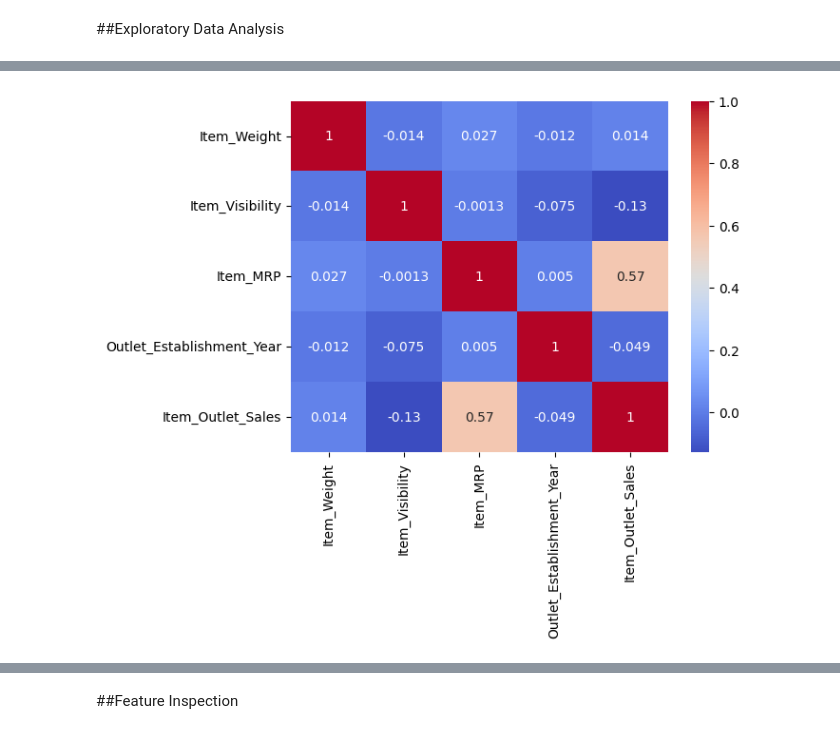
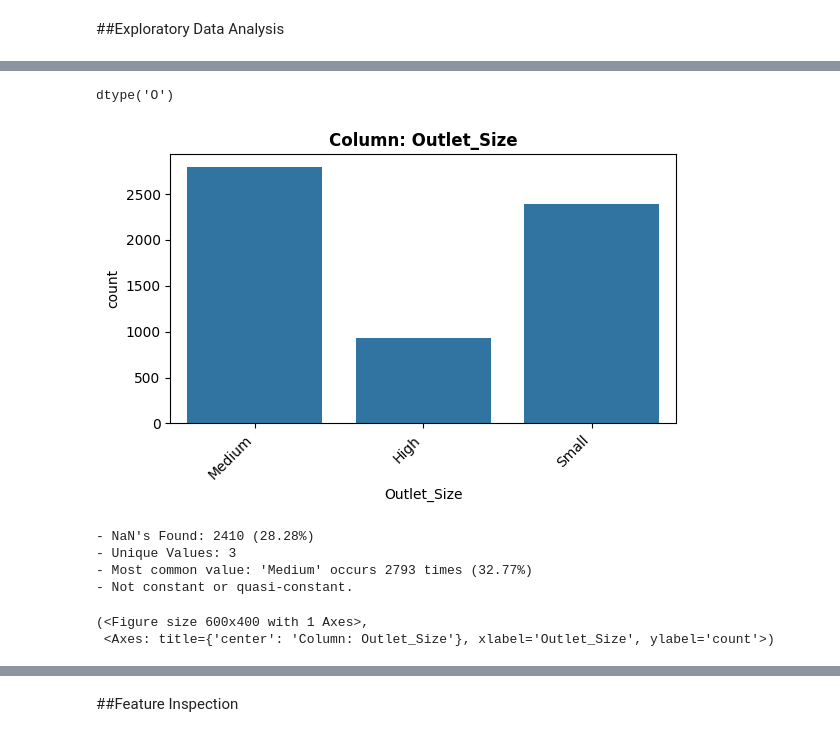
Before and after one commit to twix-ps/Prediction-of-Product-Sales, a Jupyter notebook: Prediction_of_Product_Sales.ipynb, the cells around one changed output, grey strips where cells are left out. Drawn from its saved outputs; the diff is of its cells as text; code cells hidden in the pictures.

```diff
--- a/Prediction_of_Product_Sales.ipynb
+++ b/Prediction_of_Product_Sales.ipynb
@@ -171,2 +164,0 @@ ax = df.hist(bins='auto', edgecolor='black')
-# %%
-ax = sns.boxplot(data=df)
@@ -177,12 +164,0 @@ ax = sns.boxplot(data=df)
-# %%
-categorical = ['Item_Fat_Content', 'Item_Type', 'Outlet_Identifier', 'Outlet_Size', 'Outlet_Location_Type', 'Outlet_Type']
-
-fig, axes = plt.subplots(len(categorical), 1, figsize=(12, 4 * len(categorical)), sharex=False)
-
-for i, column in enumerate(categorical):
-  sns.countplot(data=df, x=column, ax=axes[i])
-  for tick in axes[i].get_xticklabels():
-    tick.set_rotation(45)
-
-plt.tight_layout()
-plt.show()
@@ -191,5 +164,0 @@ plt.show()
-# %%
-corr = df.corr(numeric_only = True)
-sns.heatmap(corr, cmap = 'coolwarm', annot = True);
-# %% [output]
-[figure, removed]
@@ -195,0 +338,18 @@ sns.heatmap(corr, cmap = 'coolwarm', annot = True);
+# %%
+used_cols = ['Outlet_Establishment_Year', 'Outlet_Size', 'Outlet_Location_Type', 'Outlet_Type', 'Item_Outlet_Sales']
+df = df[used_cols]
+# %%
+feature = 'Outlet_Size'
+df[feature].dtype
+# %% [output]
+dtype('O')
+# %%
+explore_categorical(df, feature, 'Item_Outlet_Sales')
+# %% [output]
+[figure, added]
+- NaN's Found: 2410 (28.28%)
+- Unique Values: 3
+- Most common value: 'Medium' occurs 2793 times (32.77%)
+- Not constant or quasi-constant.
+(<Figure size 600x400 with 1 Axes>,
+ <Axes: title={'center': 'Column: Outlet_Size'}, xlabel='Outlet_Size', ylabel='count'>)
```
Also changed, not shown: parts of 15 cells of this notebook.
